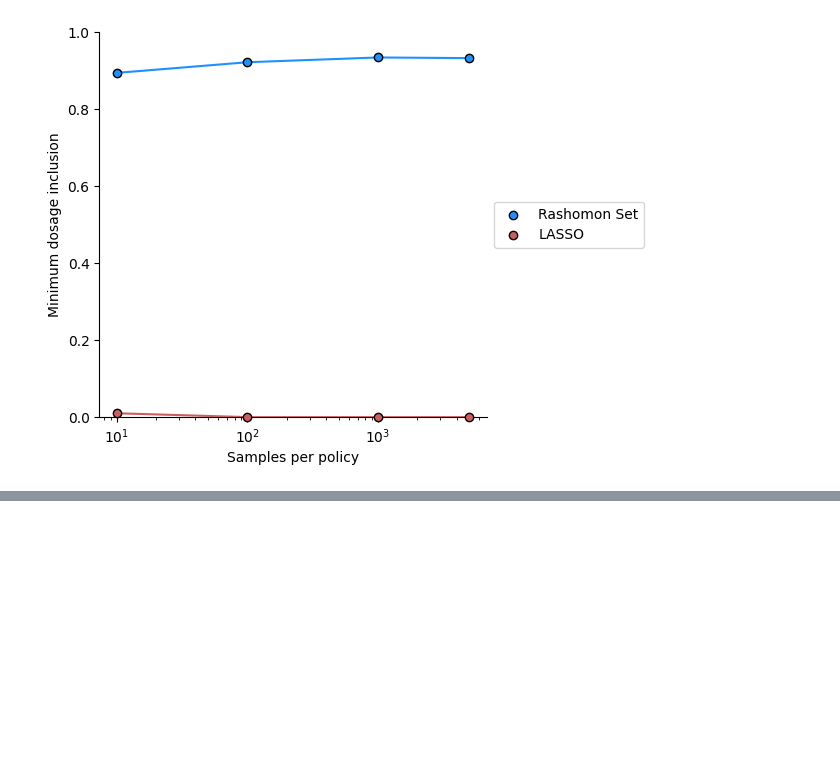
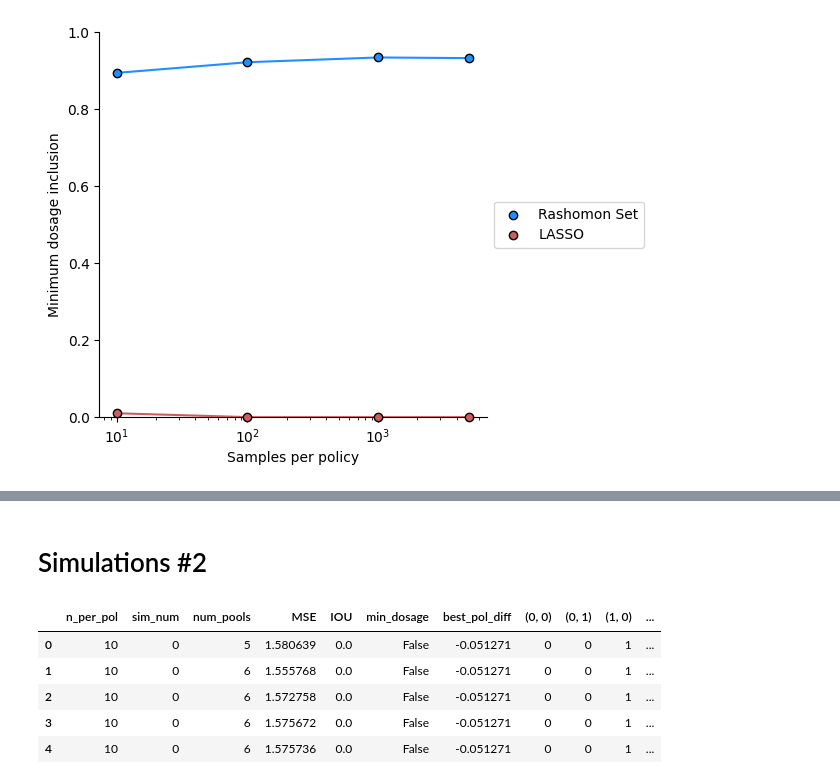
Before and after one commit to AparaV/rashomon-partition-sets, a Jupyter notebook: Code/analyze_results.ipynb, the cells around one changed output, grey strips where cells are left out. Saved outputs shown, nothing was run; the diff lists cells and outputs as text; code cells hidden in the pictures; blank space fills up the shorter version.

```diff
--- a/Code/analyze_results.ipynb
+++ b/Code/analyze_results.ipynb
@@ -227,0 +233,14 @@ plt.show()
+# %% [markdown]
+# Simulations #2
+# %%
+rashomon_csv = "../Results/simulation_3_rashomon.csv"
+rashomon_raw_df = pd.read_csv(rashomon_csv)
+rashomon_raw_df = rashomon_raw_df.drop("Unnamed: 0", axis=1)
+rashomon_raw_df.head()
+# %% [output]
+|  | n_per_pol | sim_num | num_pools | MSE | IOU | min_dosage | best_pol_diff | (0, 0) | (0, 1) | (1, 0) | ... |
+| 0 | 10 | 0 | 5 | 1.580639 | 0.0 | False | -0.051271 | 0 | 0 | 1 | ... |
+| 1 | 10 | 0 | 6 | 1.555768 | 0.0 | False | -0.051271 | 0 | 0 | 1 | ... |
+| 2 | 10 | 0 | 6 | 1.572758 | 0.0 | False | -0.051271 | 0 | 0 | 1 | ... |
+| 3 | 10 | 0 | 6 | 1.575672 | 0.0 | False | -0.051271 | 0 | 0 | 1 | ... |
+| 4 | 10 | 0 | 6 | 1.575736 | 0.0 | False | -0.051271 | 0 | 0 | 1 | ... |
```
Also changed, not shown: parts of 14 cells of this notebook.
